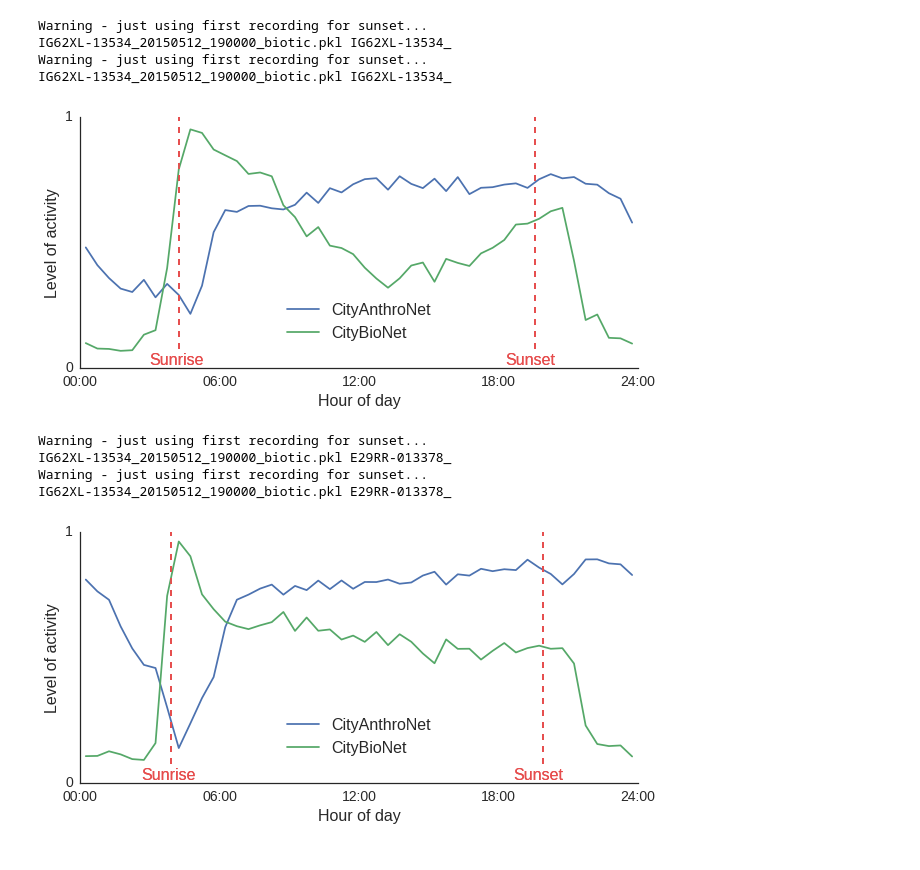
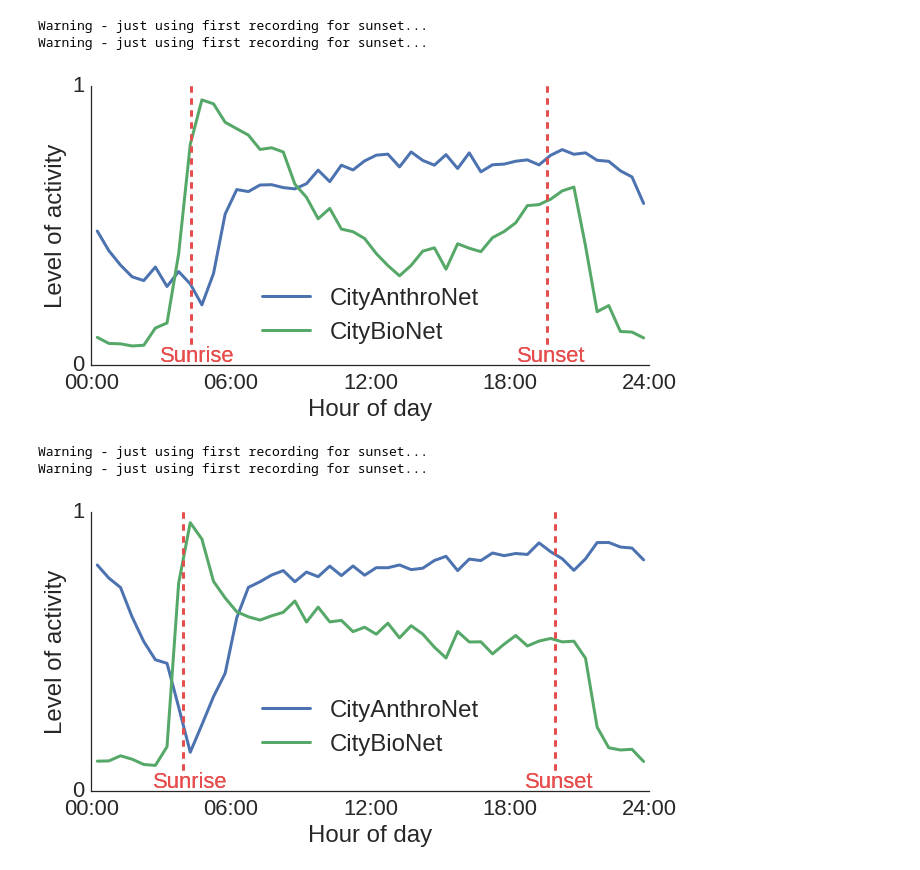
Before and after one commit to mdfirman/CityNet, a Jupyter notebook: evaluation/two_sites_comparison/plot_per-time_results.ipynb, the cells around one changed output. Cells and saved outputs as stored; diff of their text form; code cells hidden in the pictures.

```diff
--- a/evaluation/two_sites_comparison/plot_per-time_results.ipynb
+++ b/evaluation/two_sites_comparison/plot_per-time_results.ipynb
@@ -28,3 +25,10 @@ fnames = os.listdir(resultsdir)
+# %%
+resultsdir = 'results/ours_on_all_data/'
+
+if not os.path.exists(resultsdir):
+    os.makedirs(resultsdir)
+
+fnames = os.listdir(resultsdir)
 # %%
 mapper = {'biotic': 'CityBioNet', 'anthrop': 'CityAnthroNet'}
 
@@ -64,19 +68,23 @@ def get_times_and_averages(base, classname):
     return times, averages
 
 
+s_font = 22
+l_font = 24
+lwidth = 3
+
 def plot_results(base, classname):
     """For a filename base, plot all theresults summaries"""
     times, averages = get_times_and_averages(base, classname)
 
     # Plotting activity levels
-    plt.plot(times, averages, label=mapper[classname])
-    plt.xlabel('Hour of day', fontsize=16)
-    plt.ylabel('Level of activity', fontsize=16)
+    plt.plot(times, averages, label=mapper[classname], linewidth=lwidth)
+    plt.xlabel('Hour of day', fontsize=l_font)
+    plt.ylabel('Level of activity', fontsize=l_font)
     plt.xlim(0, 24)
     plt.ylim(0, 1)
-    plt.xticks([0, 6, 12, 18, 24], ['00:00', '06:00', '12:00', '18:00', '24:00'], fontsize=14)
+    plt.xticks([0, 6, 12, 18, 24], ['00:00', '06:00', '12:00', '18:00', '24:00'], fontsize=s_font)
     #plt.yticks([0, 0.2, 0.4, 0.6, 0.8, 1.0], fontsize=14)
-    plt.yticks([0, 1.0], fontsize=14)
+    plt.yticks([0, 1.0], fontsize=s_font)
 
     # Plotting sunset/sunrise times
     print "Warning - just using first recording for sunset..."
@@ -87,17 +95,17 @@ def plot_results(base, classname):
 
     sun_colour = np.array([0.9, 0.3, 0.3])
     sr = datetime_to_decimal(sunrise)
-    plt.plot([sr, sr], [0.075, 1], '--', color=sun_colour)
+    plt.plot([sr, sr], [0.075, 1], '--', color=sun_colour, linewidth=lwidth)
     #plt.text(sr - 1.3, 1.01, 'Sunrise', fontsize=16, color=sun_colour)
-    plt.text(sr - 1.3, .015, 'Sunrise', fontsize=16, color=sun_colour)
+    plt.text(sr - 1.3, .015, 'Sunrise', fontsize=s_font, color=sun_colour)
 
     ss = datetime_to_decimal(sunset)
-    plt.plot([ss, ss], [0.075, 1], '--', color=sun_colour)
-    plt.text(ss - 1.3, .015, 'Sunset', fontsize=16, color=sun_colour)
+    plt.plot([ss, ss], [0.075, 1], '--', color=sun_colour, linewidth=lwidth)
+    plt.text(ss - 1.3, .015, 'Sunset', fontsize=s_font, color=sun_colour)
 
 
 def set_up_plot():
-    plt.figure(figsize=(10, 4.5))
+    plt.figure(figsize=(10, 5))
 #     ax = plt.subplot(111)
 #     box = ax.get_position()
 #     ax.set_position([box.x0, box.y0, box.width * 0.8, box.height])
@@ -106,38 +112,36 @@ save_dir = '/home/michael/Dropbox/engage/FairbrassFirmanetal_/data/predictions/p
+# %%
+save_dir = '../../plots/'
 # %%
 site = 'IG62XL-13534_'
 
 set_up_plot()
 plot_results(site, 'anthrop')
 plot_results(site, 'biotic')
-plt.legend(fontsize=16, loc='lower center', bbox_to_anchor=(0.5, 0.05))
+plt.legend(fontsize=l_font, loc='lower center', bbox_to_anchor=(0.5, 0.0))
 
 sns.set_style("white")
 sns.despine()
 
-plt.savefig(save_dir + '/%s.png' % site, dpi=200)
-plt.savefig(save_dir + '/%s.pdf' % site)
+plt.savefig(save_dir + '/%s.png' % site, dpi=200,bbox_inches='tight')
+plt.savefig(save_dir + '/%s.pdf' % site,bbox_inches='tight')
 # %% [output]
 Warning - just using first recording for sunset...
-IG62XL-13534_20150512_190000_biotic.pkl IG62XL-13534_
 Warning - just using first recording for sunset...
-IG62XL-13534_20150512_190000_biotic.pkl IG62XL-13534_
-[figure, old version]
+[figure, new version]
 # %%
 site = 'E29RR-013378_'
 
 set_up_plot()
 plot_results(site, 'anthrop')
 plot_results(site, 'biotic')
-plt.legend(fontsize=16, loc='lower center', bbox_to_anchor=(0.5, 0.05))
+plt.legend(fontsize=l_font, loc='lower center', bbox_to_anchor=(0.5, 0.05))
 
 sns.set_style("white")
 sns.despine()
 
-plt.savefig(save_dir + '/%s.png' % site, dpi=200)
-plt.savefig(save_dir + '/%s.pdf' % site)
+plt.savefig(save_dir + '/%s.png' % site, dpi=200,bbox_inches='tight')
+plt.savefig(save_dir + '/%s.pdf' % site,bbox_inches='tight')
 # %% [output]
 Warning - just using first recording for sunset...
-IG62XL-13534_20150512_190000_biotic.pkl E29RR-013378_
 Warning - just using first recording for sunset...
-IG62XL-13534_20150512_190000_biotic.pkl E29RR-013378_
-[figure, old version]
+[figure, new version]
```
Also changed, not shown: parts of 6 cells of this notebook, 8 other files.
